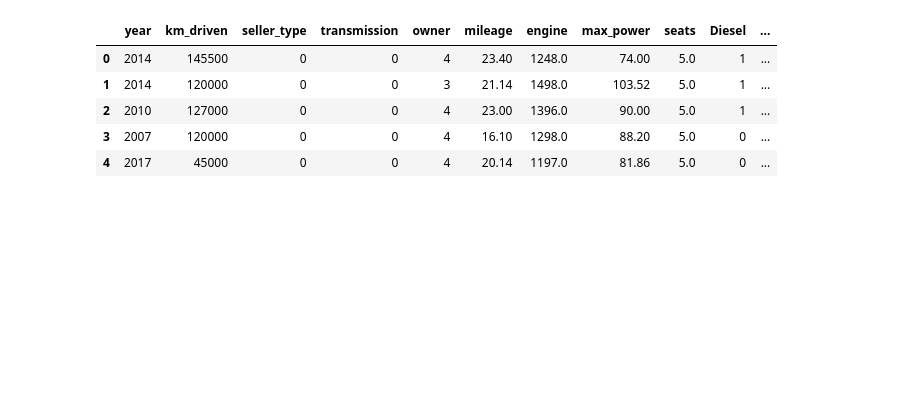
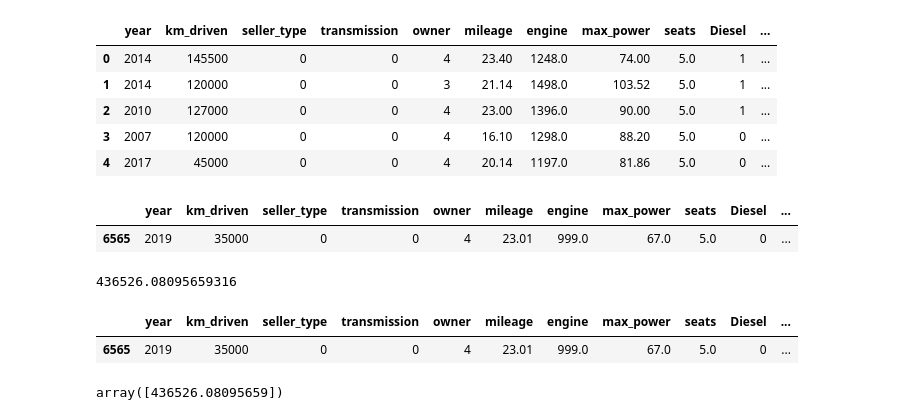
Before and after one commit to Andrei3223/car-price-prediction, a Jupyter notebook: EDA_cars_hw.ipynb, the cells around one changed output. Drawn from its saved outputs; the diff is of its cells as text; code cells hidden in the pictures; blank space fills up the shorter version.

```diff
--- a/EDA_cars_hw.ipynb
+++ b/EDA_cars_hw.ipynb
@@ -325,0 +339,21 @@ X.head()
+# %%
+X_test.head(1)
+# %% [output]
+|  | year | km_driven | seller_type | transmission | owner | mileage | engine | max_power | seats | Diesel | ... |
+| 6565 | 2019 | 35000 | 0 | 0 | 4 | 23.01 | 999.0 | 67.0 | 5.0 | 0 | ... |
+# %%
+# y_test.head(1)
+pred[0]
+# %% [output]
+436526.08095659316
+# %%
+df_test = X_test.head(1)
+df_test
+# %% [output]
+|  | year | km_driven | seller_type | transmission | owner | mileage | engine | max_power | seats | Diesel | ... |
+| 6565 | 2019 | 35000 | 0 | 0 | 4 | 23.01 | 999.0 | 67.0 | 5.0 | 0 | ... |
+# %%
+res = model.predict(df_test)
+res
+# %% [output]
+array([436526.08095659])
```
Also changed, not shown: parts of 7 cells of this notebook, 2 other files.
